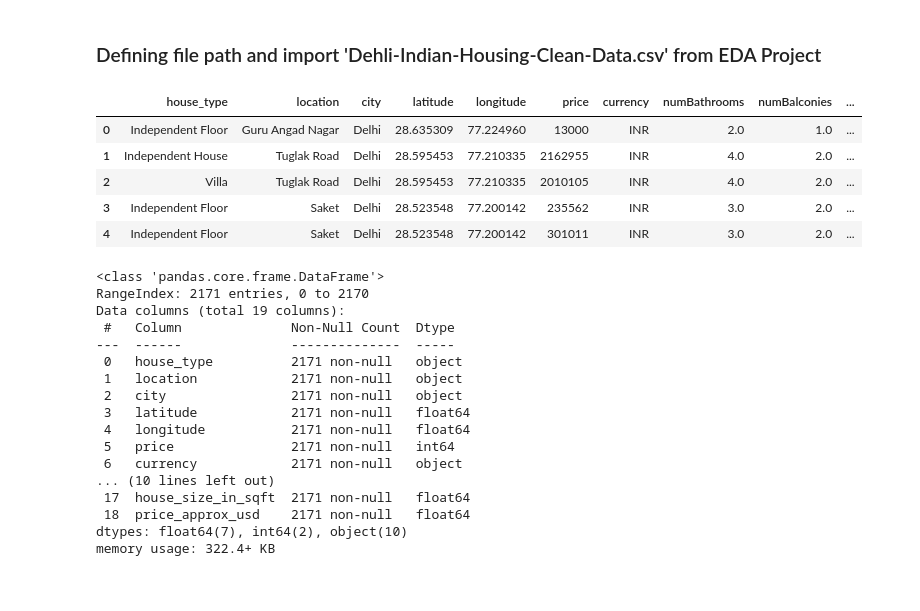
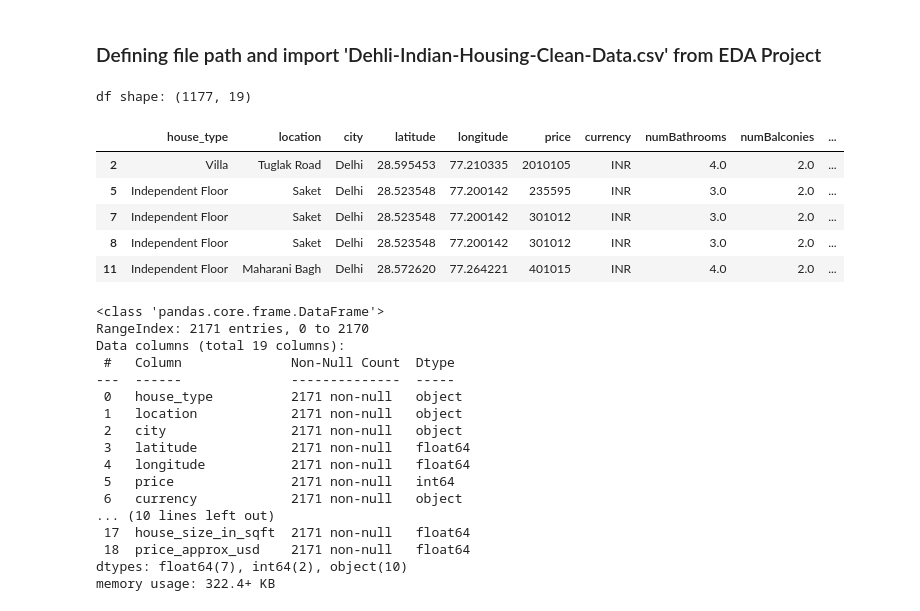
Before and after one commit to dumisanimukuchura/Dehli-Indian-Housing-Analysis-Part-2-Predict-Price-with-Size-Linear-Regression, a Jupyter notebook: notebook/Dehli-Indian-Housing-Analysis-Part-2-Predict-Price-with-Size-Linear-Regression.ipynb, the cells around one changed output. Drawn from its saved outputs; the diff is of its cells as text; code cells hidden in the pictures.

```diff
--- a/notebook/Dehli-Indian-Housing-Analysis-Part-2-Predict-Price-with-Size-Linear-Regression.ipynb
+++ b/notebook/Dehli-Indian-Housing-Analysis-Part-2-Predict-Price-with-Size-Linear-Regression.ipynb
@@ -41,19 +43,3 @@ data_dir = os.path.join(base_dir, "data")
 
 # Construct the full path to the CSV file
 csv_file_path = os.path.join(data_dir, "Dehli-Indian-Housing-Clean-Data.csv")
-
-# Read the CSV file into a DataFrame
-housing_data = pd.read_csv(csv_file_path)
-
-#Make a Copy and Maintain the original dataset as is
-housing_df = housing_data.copy()
-
-#Check if the import was successful with a head() check
-housing_df.head()
-# %% [output]
-|  | house_type | location | city | latitude | longitude | price | currency | numBathrooms | numBalconies | ... |
-| 0 | Independent Floor | Guru Angad Nagar | Delhi | 28.635309 | 77.224960 | 13000 | INR | 2.0 | 1.0 | ... |
-| 1 | Independent House | Tuglak Road | Delhi | 28.595453 | 77.210335 | 2162955 | INR | 4.0 | 2.0 | ... |
-| 2 | Villa | Tuglak Road | Delhi | 28.595453 | 77.210335 | 2010105 | INR | 4.0 | 2.0 | ... |
-| 3 | Independent Floor | Saket | Delhi | 28.523548 | 77.200142 | 235562 | INR | 3.0 | 2.0 | ... |
-| 4 | Independent Floor | Saket | Delhi | 28.523548 | 77.200142 | 301011 | INR | 3.0 | 2.0 | ... |
@@ -60,3 +64,21 @@ housing_df.head()
+# %%
+#Using Wrangle funtion to create the housing_df DataFrame
+
+housing_df = wrangle(csv_file_path)
+
+#Check if the import was successful with a shape check
+print("df shape:", housing_df.shape)
+
+#Check if the import was successful with a head() check
+housing_df.head()
+# %% [output]
+df shape: (1177, 19)
+|  | house_type | location | city | latitude | longitude | price | currency | numBathrooms | numBalconies | ... |
+| 2 | Villa | Tuglak Road | Delhi | 28.595453 | 77.210335 | 2010105 | INR | 4.0 | 2.0 | ... |
+| 5 | Independent Floor | Saket | Delhi | 28.523548 | 77.200142 | 235595 | INR | 3.0 | 2.0 | ... |
+| 7 | Independent Floor | Saket | Delhi | 28.523548 | 77.200142 | 301012 | INR | 3.0 | 2.0 | ... |
+| 8 | Independent Floor | Saket | Delhi | 28.523548 | 77.200142 | 301012 | INR | 3.0 | 2.0 | ... |
+| 11 | Independent Floor | Maharani Bagh | Delhi | 28.572620 | 77.264221 | 401015 | INR | 4.0 | 2.0 | ... |
 # %%
 # Checking DataFrame Details
 
```
Also changed, not shown: parts of 10 cells of this notebook.
